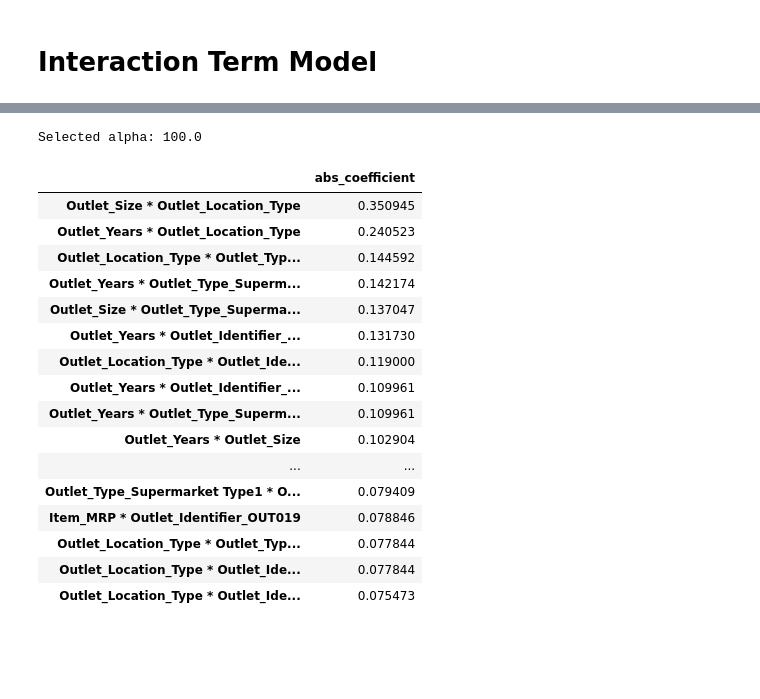
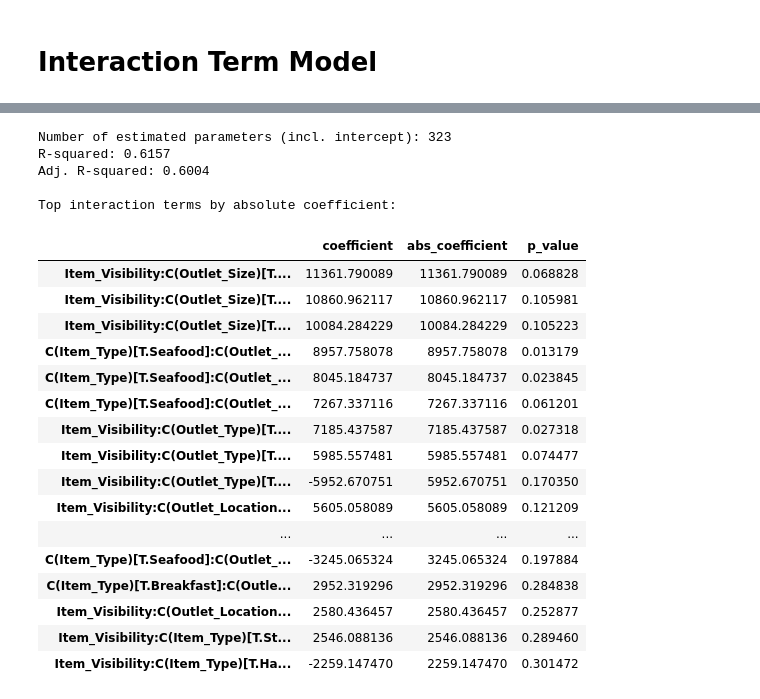
Before and after one commit to baobean/CSC14005-Lab2, a Jupyter notebook: Model/interaction term model.ipynb, the cells around one changed output, grey strips where cells are left out. Saved outputs shown, nothing was run; the diff lists cells and outputs as text; code cells hidden in the pictures; blank space fills up the shorter version.

```diff
--- a/Model/interaction term model.ipynb
+++ b/Model/interaction term model.ipynb
@@ -82,32 +1028,42 @@ Total regressors: 630
 # %%
-# Fit a regularized linear model to inspect important interactions
-alphas = np.logspace(-3, 3, 13)
-ridge = RidgeCV(alphas=alphas, cv=5)
-ridge.fit(X_full, y)
+# Fit the full model and inspect the strongest interaction terms
+full_model = smf.ols(full_formula, data=df_model).fit()
 
-coef = pd.Series(ridge.coef_, index=feature_names)
-top_interactions = coef[is_interaction].abs().sort_values(ascending=False).head(20)
+param_table = pd.DataFrame({
+    'coefficient': full_model.params,
+    'abs_coefficient': full_model.params.abs(),
+    'p_value': full_model.pvalues
+})
 
-print('Selected alpha:', ridge.alpha_)
-display(top_interactions.to_frame('abs_coefficient'))
+interaction_rows = param_table[param_table.index.str.contains(':')].sort_values('abs_coefficient', ascending=False)
+
+print(f'Number of estimated parameters (incl. intercept): {len(full_model.params)}')
+print(f'R-squared: {full_model.rsquared:.4f}')
+print(f'Adj. R-squared: {full_model.rsquared_adj:.4f}')
+print('\nTop interaction terms by absolute coefficient:')
+display(interaction_rows.head(20))
 # %% [output]
-Selected alpha: 100.0
+Number of estimated parameters (incl. intercept): 323
+R-squared: 0.6157
+Adj. R-squared: 0.6004
+
+Top interaction terms by absolute coefficient:
-|  | abs_coefficient |
-| Outlet_Size * Outlet_Location_Type | 0.350945 |
-| Outlet_Years * Outlet_Location_Type | 0.240523 |
-| Outlet_Location_Type * Outlet_Typ... | 0.144592 |
-| Outlet_Years * Outlet_Type_Superm... | 0.142174 |
-| Outlet_Size * Outlet_Type_Superma... | 0.137047 |
-| Outlet_Years * Outlet_Identifier_... | 0.131730 |
-| Outlet_Location_Type * Outlet_Ide... | 0.119000 |
-| Outlet_Years * Outlet_Identifier_... | 0.109961 |
-| Outlet_Years * Outlet_Type_Superm... | 0.109961 |
-| Outlet_Years * Outlet_Size | 0.102904 |
-| ... | ... |
-| Outlet_Type_Supermarket Type1 * O... | 0.079409 |
-| Item_MRP * Outlet_Identifier_OUT019 | 0.078846 |
-| Outlet_Location_Type * Outlet_Typ... | 0.077844 |
-| Outlet_Location_Type * Outlet_Ide... | 0.077844 |
-| Outlet_Location_Type * Outlet_Ide... | 0.075473 |
+|  | coefficient | abs_coefficient | p_value |
+| Item_Visibility:C(Outlet_Size)[T.... | 11361.790089 | 11361.790089 | 0.068828 |
+| Item_Visibility:C(Outlet_Size)[T.... | 10860.962117 | 10860.962117 | 0.105981 |
+| Item_Visibility:C(Outlet_Size)[T.... | 10084.284229 | 10084.284229 | 0.105223 |
+| C(Item_Type)[T.Seafood]:C(Outlet_... | 8957.758078 | 8957.758078 | 0.013179 |
+| C(Item_Type)[T.Seafood]:C(Outlet_... | 8045.184737 | 8045.184737 | 0.023845 |
+| C(Item_Type)[T.Seafood]:C(Outlet_... | 7267.337116 | 7267.337116 | 0.061201 |
+| Item_Visibility:C(Outlet_Type)[T.... | 7185.437587 | 7185.437587 | 0.027318 |
+| Item_Visibility:C(Outlet_Type)[T.... | 5985.557481 | 5985.557481 | 0.074477 |
+| Item_Visibility:C(Outlet_Type)[T.... | -5952.670751 | 5952.670751 | 0.170350 |
+| Item_Visibility:C(Outlet_Location... | 5605.058089 | 5605.058089 | 0.121209 |
+| ... | ... | ... | ... |
+| C(Item_Type)[T.Seafood]:C(Outlet_... | -3245.065324 | 3245.065324 | 0.197884 |
+| C(Item_Type)[T.Breakfast]:C(Outle... | 2952.319296 | 2952.319296 | 0.284838 |
+| Item_Visibility:C(Outlet_Location... | 2580.436457 | 2580.436457 | 0.252877 |
+| Item_Visibility:C(Item_Type)[T.St... | 2546.088136 | 2546.088136 | 0.289460 |
+| Item_Visibility:C(Item_Type)[T.Ha... | -2259.147470 | 2259.147470 | 0.301472 |
 # %% [markdown]
 ## Step 2: Visualize Potential Interactions
```
Also changed, not shown: parts of 24 cells of this notebook.
